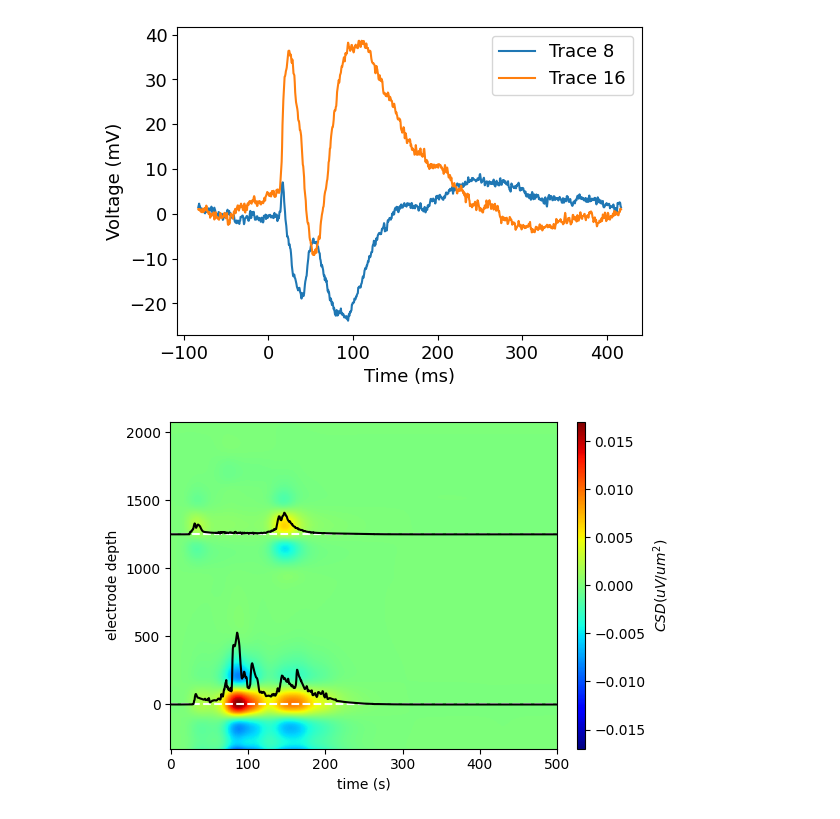
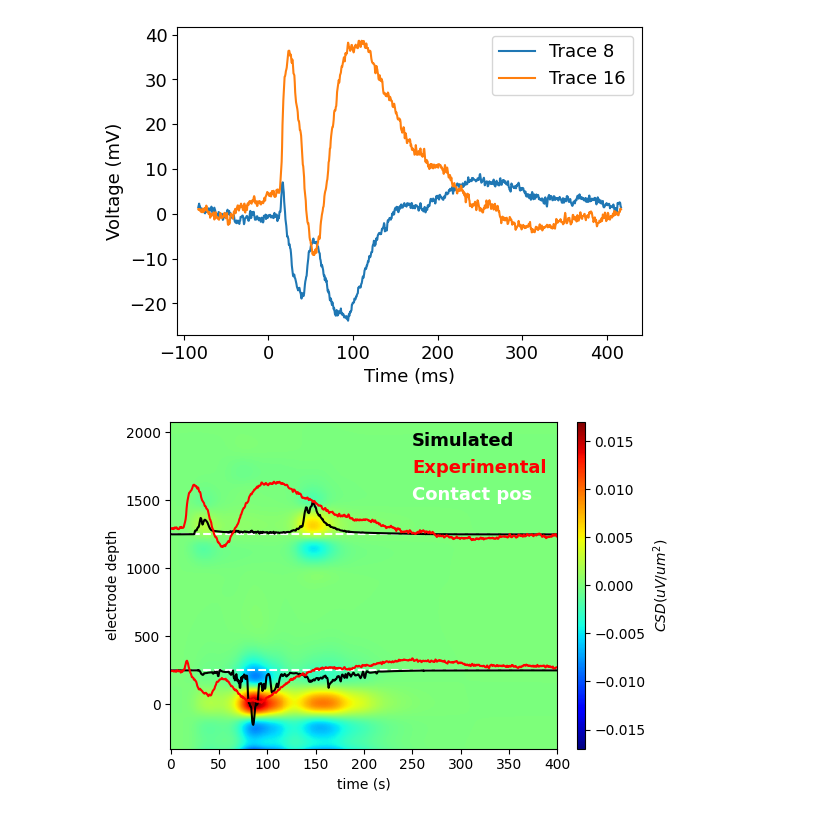
Before and after one commit to ntolley/lcsd_opt, a Jupyter notebook: notebooks/erp_csd.ipynb, the cells around one changed output. Drawn from its saved outputs; the diff is of its cells as text; code cells hidden in the pictures.

```diff
--- a/notebooks/erp_csd.ipynb
+++ b/notebooks/erp_csd.ipynb
@@ -31,15 +40,15 @@ plt.legend(fontsize=legendsize)
 <matplotlib.legend.Legend at 0x...>
 [figure]
 # %%
-n_trials = 5
+n_trials = 1
 scaling_factor = 1000
 window_length = 40
-tstop = 500
+tstop = 400
 # dt = 0.025
 dt = 0.5
 
 max_iter = 100
-popsize = 16
+popsize = 100
 
 net = jones_2009_model()
 add_erp_drives_to_jones_model(net)
@@ -54,21 +63,32 @@ times = dpl[0].times
 
 contact_labels, delta = _get_laminar_z_coords(net.rec_arrays['shank1'].positions)
 hnn_csd_data = calculate_csd2d(lfp_data=net.rec_arrays['shank1'].voltages[0], delta=delta)
+
+exp_csd1 = cs_csd1(times)
+exp_csd2 = cs_csd2(times)
 # %%
 fig, ax = plt.subplots(1, 1, figsize=(6,4),)
 
-pos1, pos2 = 0, 1250
+pos1, pos2 = 250, 1250
 ax.axhline(pos1, color='white', linestyle='--')
 ax.axhline(pos2, color='white', linestyle='--')
 
 pos1_idx = np.argmin(np.abs(depths - pos1))
 pos2_idx = np.argmin(np.abs(depths - pos2))
 
-csd_scale = 2e4
-plt.plot(times, csd_data[pos1_idx, :] * csd_scale + pos1, color='k')
-plt.plot(times, csd_data[pos2_idx, :] * csd_scale + pos2, color='k')
+hnn_csd_scale = 3e4
+plt.plot(times, hnn_csd_data[pos1_idx, :] * hnn_csd_scale + pos1, color='k')
+plt.plot(times, hnn_csd_data[pos2_idx, :] * hnn_csd_scale + pos2, color='k')
+
+exp_csd_scale = 10
+plt.plot(times, exp_csd1 * exp_csd_scale + pos1, color='r')
+plt.plot(times, exp_csd2 * exp_csd_scale + pos2, color='r')
+
+ax.text(250, 1900, 'Simulated', color='k', weight='bold', fontsize=legendsize)
+ax.text(250, 1700, 'Experimental', color='r', weight='bold', fontsize=legendsize)
+ax.text(250, 1500, 'Contact pos', color='white', weight='bold', fontsize=legendsize)
 
 
 _ = net.rec_arrays['shank1'][0].smooth(window_len=window_length).plot_csd(ax=ax)
 # %% [output]
-[figure, old version]
+[figure, new version]
```
Also changed, not shown: parts of 8 cells of this notebook, 1 other file.
